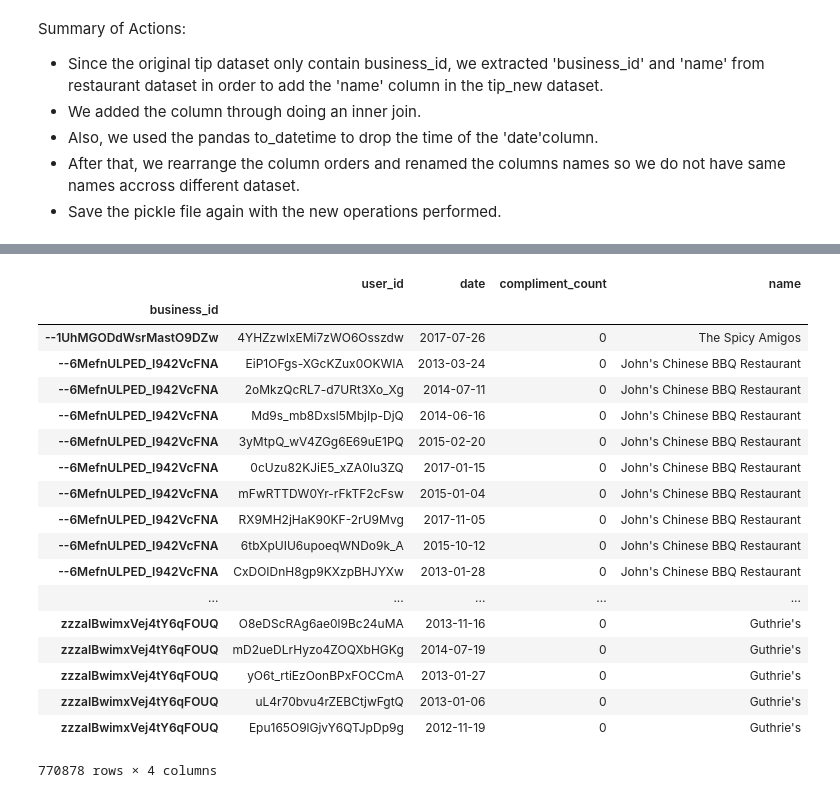
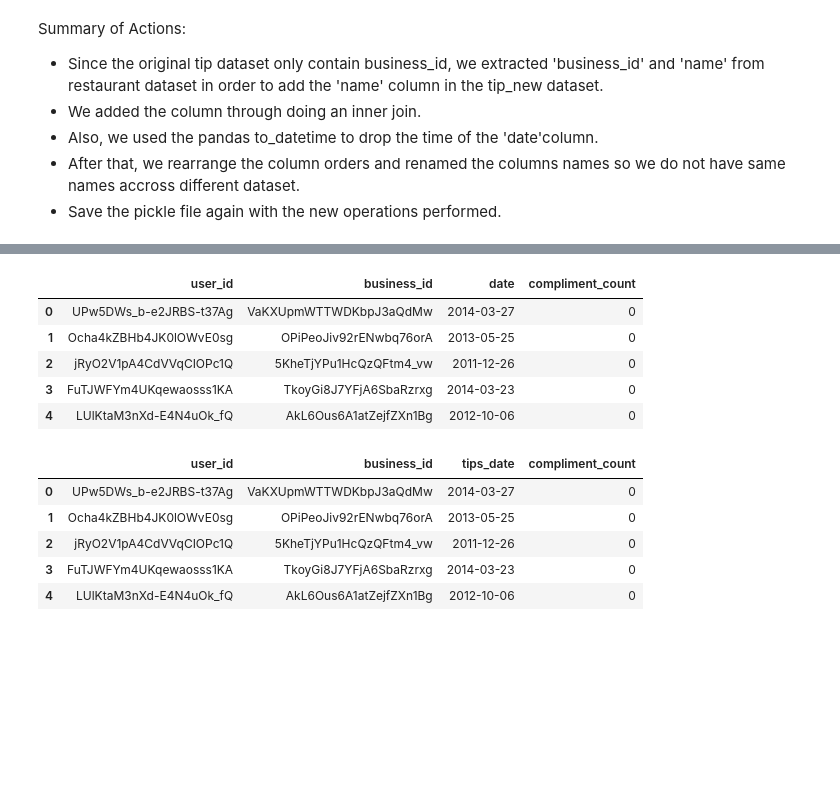
Before and after one commit to GioFic95/restaurant-recommendation-system, a Jupyter notebook: src/recommendation_system_preprocessing.ipynb, the cells around one changed output, grey strips where cells are left out. Saved outputs shown, nothing was run; the diff lists cells and outputs as text; code cells hidden in the pictures; blank space fills up the shorter version.

```diff
--- a/src/recommendation_system_preprocessing.ipynb
+++ b/src/recommendation_system_preprocessing.ipynb
@@ -859,4 +859,4 @@ Summary of Actions:
 # %%
 pickle_tip = open("../dataset/all_tips.pickle","rb")
 tip = pickle.load(pickle_tip)
-tip = tip.set_index(keys = 'business_id')
+tip.head()
@@ -871,24 +870,12 @@ tip_new = tip.join(restaurant_new, how = 'inner')
 # %%
-tip_new['date'] = pd.to_datetime(tip_new['date'])
-tip_new['date'] = tip_new['date'].dt.date
-tip_new.drop(columns = ['text'])
+tip['date'] = pd.to_datetime(tip['date'])
+tip['date'] = tip['date'].dt.date
+tip = tip.drop(columns = ['text'])
+tip.head()
 # %% [output]
-|  | user_id | date | compliment_count | name |
-| business_id |  |  |  |  |
-| --1UhMGODdWsrMastO9DZw | 4YHZzwlxEMi7zWO6Osszdw | 2017-07-26 | 0 | The Spicy Amigos |
-| --6MefnULPED_I942VcFNA | EiP1OFgs-XGcKZux0OKWIA | 2013-03-24 | 0 | John's Chinese BBQ Restaurant |
-| --6MefnULPED_I942VcFNA | 2oMkzQcRL7-d7URt3Xo_Xg | 2014-07-11 | 0 | John's Chinese BBQ Restaurant |
-| --6MefnULPED_I942VcFNA | Md9s_mb8Dxsl5MbjIp-DjQ | 2014-06-16 | 0 | John's Chinese BBQ Restaurant |
-| --6MefnULPED_I942VcFNA | 3yMtpQ_wV4ZGg6E69uE1PQ | 2015-02-20 | 0 | John's Chinese BBQ Restaurant |
-| --6MefnULPED_I942VcFNA | 0cUzu82KJiE5_xZA0Iu3ZQ | 2017-01-15 | 0 | John's Chinese BBQ Restaurant |
-| --6MefnULPED_I942VcFNA | mFwRTTDW0Yr-rFkTF2cFsw | 2015-01-04 | 0 | John's Chinese BBQ Restaurant |
-| --6MefnULPED_I942VcFNA | RX9MH2jHaK90KF-2rU9Mvg | 2017-11-05 | 0 | John's Chinese BBQ Restaurant |
-| --6MefnULPED_I942VcFNA | 6tbXpUIU6upoeqWNDo9k_A | 2015-10-12 | 0 | John's Chinese BBQ Restaurant |
-| --6MefnULPED_I942VcFNA | CxDOIDnH8gp9KXzpBHJYXw | 2013-01-28 | 0 | John's Chinese BBQ Restaurant |
-| ... | ... | ... | ... | ... |
-| zzzaIBwimxVej4tY6qFOUQ | O8eDScRAg6ae0l9Bc24uMA | 2013-11-16 | 0 | Guthrie's |
-| zzzaIBwimxVej4tY6qFOUQ | mD2ueDLrHyzo4ZOQXbHGKg | 2014-07-19 | 0 | Guthrie's |
-| zzzaIBwimxVej4tY6qFOUQ | yO6t_rtiEzOonBPxFOCCmA | 2013-01-27 | 0 | Guthrie's |
-| zzzaIBwimxVej4tY6qFOUQ | uL4r70bvu4rZEBCtjwFgtQ | 2013-01-06 | 0 | Guthrie's |
-| zzzaIBwimxVej4tY6qFOUQ | Epu165O9lGjvY6QTJpDp9g | 2012-11-19 | 0 | Guthrie's |
+|  | user_id | business_id | date | compliment_count |
+| 0 | UPw5DWs_b-e2JRBS-t37Ag | VaKXUpmWTTWDKbpJ3aQdMw | 2014-03-27 | 0 |
+| 1 | Ocha4kZBHb4JK0lOWvE0sg | OPiPeoJiv92rENwbq76orA | 2013-05-25 | 0 |
+| 2 | jRyO2V1pA4CdVVqCIOPc1Q | 5KheTjYPu1HcQzQFtm4_vw | 2011-12-26 | 0 |
+| 3 | FuTJWFYm4UKqewaosss1KA | TkoyGi8J7YFjA6SbaRzrxg | 2014-03-23 | 0 |
+| 4 | LUlKtaM3nXd-E4N4uOk_fQ | AkL6Ous6A1atZejfZXn1Bg | 2012-10-06 | 0 |
-770878 rows × 4 columns
@@ -898,3 +882,11 @@ tip_new = tip_new.reindex(columns=titles)
 # %%
-tip_new = tip_new.rename(columns={'name':'restaurant_name', 'date':'tips_date'})
+tip = tip.rename(columns={'date':'tips_date'})
+tip.head()
+# %% [output]
+|  | user_id | business_id | tips_date | compliment_count |
+| 0 | UPw5DWs_b-e2JRBS-t37Ag | VaKXUpmWTTWDKbpJ3aQdMw | 2014-03-27 | 0 |
+| 1 | Ocha4kZBHb4JK0lOWvE0sg | OPiPeoJiv92rENwbq76orA | 2013-05-25 | 0 |
+| 2 | jRyO2V1pA4CdVVqCIOPc1Q | 5KheTjYPu1HcQzQFtm4_vw | 2011-12-26 | 0 |
+| 3 | FuTJWFYm4UKqewaosss1KA | TkoyGi8J7YFjA6SbaRzrxg | 2014-03-23 | 0 |
+| 4 | LUlKtaM3nXd-E4N4uOk_fQ | AkL6Ous6A1atZejfZXn1Bg | 2012-10-06 | 0 |
 # %%
```
Also changed, not shown: parts of 7 cells of this notebook, 1 other file.
